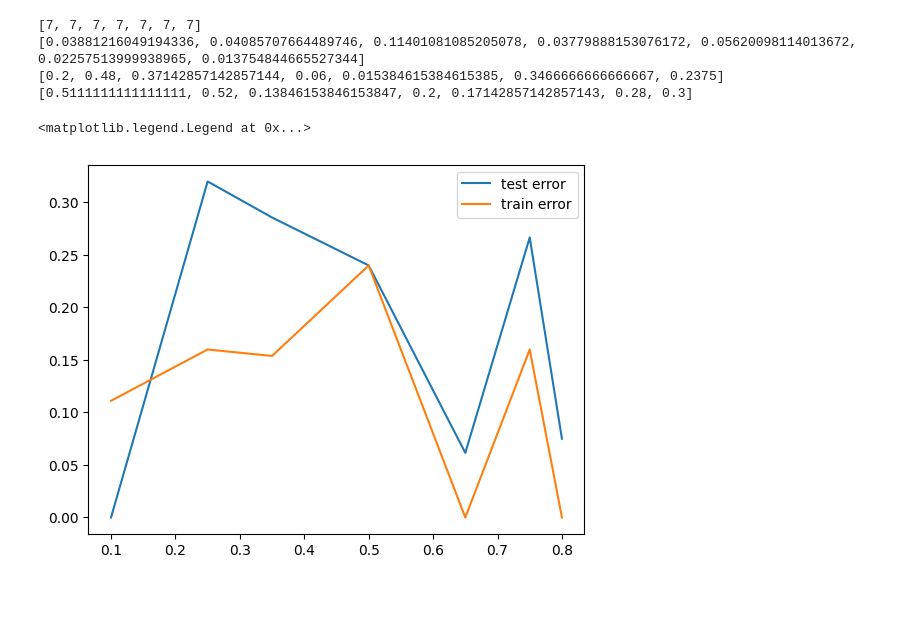
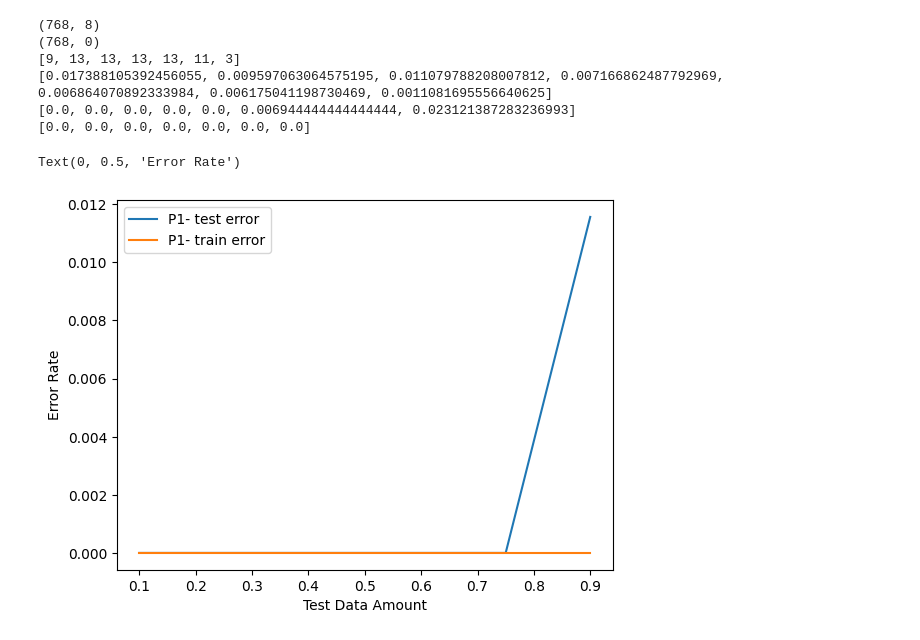
Before and after one commit to staceywies/Nothing-to-see-here, a Jupyter notebook: Supervised Learning/Decision Tree.ipynb, the cells around one changed output. Cells and saved outputs as stored; diff of their text form; code cells hidden in the pictures; blank space fills up the shorter version.

```diff
--- a/Supervised Learning/Decision Tree.ipynb
+++ b/Supervised Learning/Decision Tree.ipynb
@@ -5,4 +5,4 @@ import time
 from sklearn.model_selection import train_test_split
 import random
 # %%
-strdata=np.loadtxt('fertility.csv', delimiter=',', dtype=str)
+strdata=np.loadtxt('energy.csv', delimiter=',', dtype=str)
@@ -17,14 +8,0 @@ output=output.astype('float')
-# %%
-#getting it ready
-random.seed(100)
-X_train, X_test, y_train, y_test = train_test_split (input, output)
-learner=DTLearner(leaf_size=1)
-start=time.time()
-iter= learner.add_evidence(X_train, y_train)
-end=time.time()
-timed=end-start
-yresult=learner.query(X_test)
-y_test=y_test.ravel()
-error=yresult-y_test
-percenerror=abs(sum(error))/(y_test.size)
-percenerror
@@ -33,21 +9,19 @@ percenerror
 # %%
 #Cleaning up the data
-input=strdata[:,0:-1]
-input=input.astype('float')
-output=strdata[:,-1:]
-output[output== 'N'] = -1 #normal fertility is a -1
-output[output== 'O'] = 1 #abnormal fertility is 1
-output=output.astype('float')
-print(output.shape)
-print(input.shape)
+strdata=strdata[1:,:]
+data=strdata.astype('double')
+input=data[:,0:-2]
+output=data[:,-2:-1]
+output[output<=22.3] = -1 #small heating load
+output[output> 22.3] = 1 #large heating load
 #values init
 iterations=[]
 timevals=[]
 errorvalstest=[]
 errorvalstrain=[]
-vals=[0.1, 0.25, 0.35, 0.50, 0.65, 0.75, 0.8]
+vals=[0.1, 0.25, 0.35, 0.50, 0.65, 0.75, 0.9]
 for val in vals:
-    X_train, X_test, y_train, y_test = train_test_split (input, output, test_size=val, random_state=212)
+    X_train, X_test, y_train, y_test = train_test_split (input, output, test_size=val, random_state=21296, shuffle=True)
     learner=DTLearner(leaf_size=1)
     start=time.time()
     iter= learner.add_evidence(X_train, y_train)
@@ -57,10 +31,10 @@ for val in vals:
     yresulttrain=learner.query(X_train)
     y_train=y_train.ravel()
     errortrain=yresulttrain-y_train
-    percenerrortrain=abs(sum(errortrain))/(y_train.size)
+    percenerrortrain=sum(abs(errortrain)/2)/(y_train.size)
     y_test=y_test.ravel()
     error=yresult-y_test
-    percenerror=abs(sum(error))/(y_test.size)
+    percenerror=sum(abs(error)/2)/(y_test.size)
     iterations.append(iter)
     timevals.append(timed)
     errorvalstest.append(percenerror)
@@ -84,18 +53,18 @@ iterations
 # %%
 #Cleaning up the data
-strdata[strdata=='O']=1
-strdata[strdata=='N']=-1
-data=strdata.astype('float')
-output=data[:,-3:-2]
-input=np.delete(data, -3, axis=1)
-input.ravel()
+input2=data[:,0:-2]
+output2=data[:,-1:-1]
+output2[output2<=22.3] = -1 #small heating load
+output2[output2> 22.3] = 1 #large heating load
+print(input2.shape)
+print(output2.shape)
 #values init
 iterations2=[]
 timevals2=[]
 errorvalstest2=[]
 errorvalstrain2=[]
-vals2=[0.25, 0.50, 0.75]
-for val in vals:
+vals2=[0.1, 0.25, 0.35, 0.50, 0.65, 0.75, 0.9]
+for val in vals2:
     X_train, X_test, y_train, y_test = train_test_split (input, output, test_size=val, random_state=212)
     learner=DTLearner(leaf_size=1)
     start=time.time()
@@ -106,11 +75,11 @@ for val in vals:
     yresulttrain=learner.query(X_train)
     y_train=y_train.ravel()
     errortrain=yresulttrain-y_train
-    percenerrortrain=abs(sum(errortrain))/(y_train.size)
+    percenerrortrain=sum(abs(errortrain)/2)/(y_train.size)
     y_test=y_test.ravel()
     error=yresult-y_test
-    percenerror=abs(sum(error))/(y_test.size)
-    iterations2.append(iter)
+    percenerror=sum(abs(error)/2)/(y_test.size)
+    iterations2.append(iter1)
     timevals2.append(timed)
     errorvalstest2.append(percenerror)
     errorvalstrain2.append(percenerrortrain)
@@ -119,15 +88,19 @@ print(timevals2)
 print(errorvalstest2)
 print(errorvalstrain2)
 # %% [output]
-[7, 7, 7, 7, 7, 7, 7]
-[0.03881216049194336, 0.04085707664489746, 0.11401081085205078, 0.03779888153076172, 0.05620098114013672, 0.02257513999938965, 0.013754844665527344]
-[0.2, 0.48, 0.37142857142857144, 0.06, 0.015384615384615385, 0.3466666666666667, 0.2375]
-[0.5111111111111111, 0.52, 0.13846153846153847, 0.2, 0.17142857142857143, 0.28, 0.3]
+(768, 8)
+(768, 0)
+[9, 13, 13, 13, 13, 11, 3]
+[0.017388105392456055, 0.009597063064575195, 0.011079788208007812, 0.007166862487792969, 0.006864070892333984, 0.006175041198730469, 0.0011081695556640625]
+[0.0, 0.0, 0.0, 0.0, 0.0, 0.006944444444444444, 0.023121387283236993]
+[0.0, 0.0, 0.0, 0.0, 0.0, 0.0, 0.0]
 # %%
 plt.plot(vals, errorvalstest, vals, errorvalstrain)
-plt.legend(["test error", "train error"])
+plt.legend(["P1- test error", "P1- train error"])
+plt.xlabel("Test Data Amount")
+plt.ylabel("Error Rate")
 # %% [output]
-<matplotlib.legend.Legend at 0x...>
+Text(0, 0.5, 'Error Rate')
-[figure, old version]
+[figure, new version]
 # %%
 plt.plot(vals, errorvalstest2, vals, errorvalstrain2)
```
Also changed, not shown: parts of 7 cells of this notebook, 9 other files.
